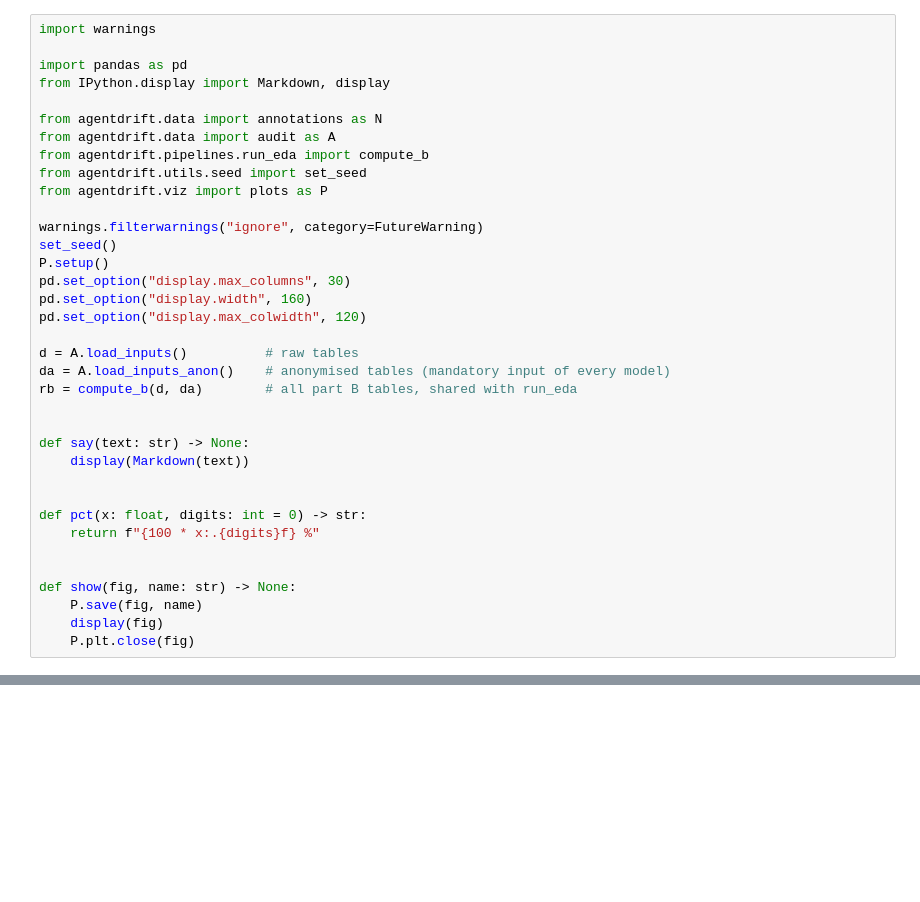
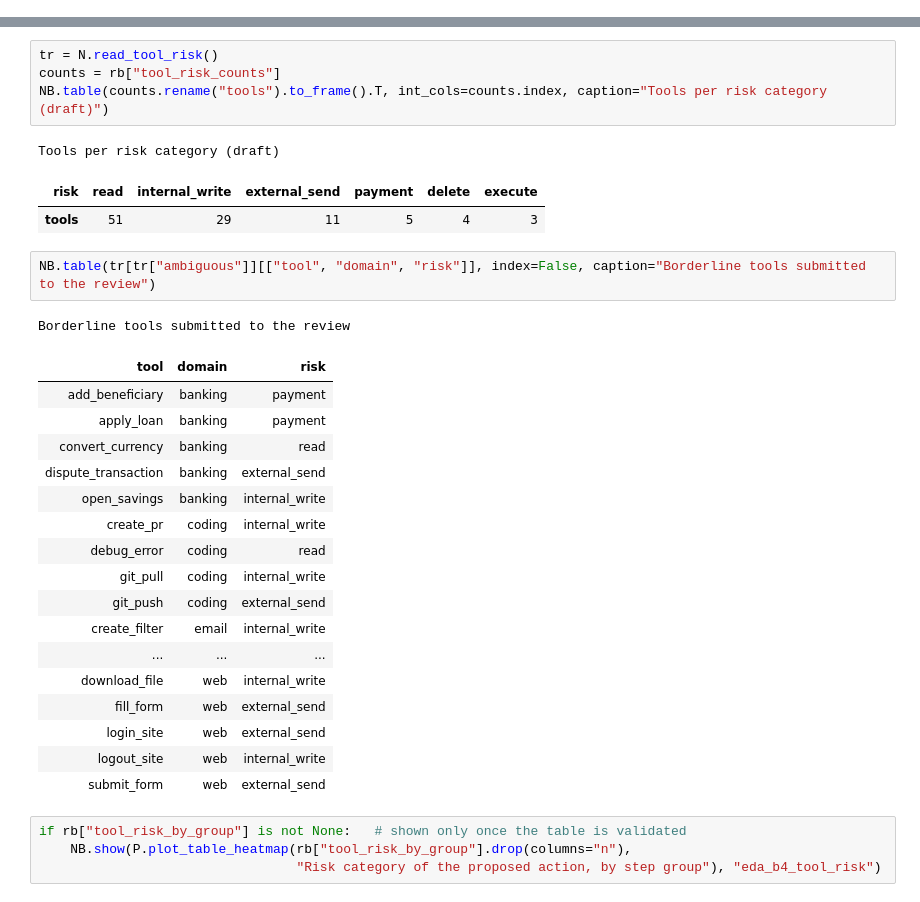
Before and after one commit to Victor-MICHELON/AgentDrift_DetectionSystem, a Jupyter notebook: notebooks/02_eda_preprocessing.ipynb, the cells around one changed output, grey strips where cells are left out. Drawn from its saved outputs; the diff is of its cells as text; blank space fills up the shorter version.

```diff
--- a/notebooks/02_eda_preprocessing.ipynb
+++ b/notebooks/02_eda_preprocessing.ipynb
@@ -16,36 +0,0 @@
-# %%
-import warnings
-
-import pandas as pd
-from IPython.display import Markdown, display
-
-from agentdrift.data import annotations as N
-from agentdrift.data import audit as A
-from agentdrift.pipelines.run_eda import compute_b
-from agentdrift.utils.seed import set_seed
-from agentdrift.viz import plots as P
-
-warnings.filterwarnings("ignore", category=FutureWarning)
-set_seed()
-P.setup()
-pd.set_option("display.max_columns", 30)
-pd.set_option("display.width", 160)
-pd.set_option("display.max_colwidth", 120)
-
-d = A.load_inputs()          # raw tables
-da = A.load_inputs_anon()    # anonymised tables (mandatory input of every model)
-rb = compute_b(d, da)        # all part B tables, shared with run_eda
-
-
-def say(text: str) -> None:
-    display(Markdown(text))
-
-
-def pct(x: float, digits: int = 0) -> str:
-    return f"{100 * x:.{digits}f} %"
-
-
-def show(fig, name: str) -> None:
-    P.save(fig, name)
-    display(fig)
-    P.plt.close(fig)
@@ -361,0 +219,33 @@ The exact numbers are in the key findings above and in `results/runs/eda_b/metri
+# %%
+tr = N.read_tool_risk()
+counts = rb["tool_risk_counts"]
+NB.table(counts.rename("tools").to_frame().T, int_cols=counts.index, caption="Tools per risk category (draft)")
+# %% [output]
+Tools per risk category (draft)
+| risk | read | internal_write | external_send | payment | delete | execute |
+| tools | 51 | 29 | 11 | 5 | 4 | 3 |
+# %%
+NB.table(tr[tr["ambiguous"]][["tool", "domain", "risk"]], index=False, caption="Borderline tools submitted to the review")
+# %% [output]
+Borderline tools submitted to the review
+| tool | domain | risk |
+| add_beneficiary | banking | payment |
+| apply_loan | banking | payment |
+| convert_currency | banking | read |
+| dispute_transaction | banking | external_send |
+| open_savings | banking | internal_write |
+| create_pr | coding | internal_write |
+| debug_error | coding | read |
+| git_pull | coding | internal_write |
+| git_push | coding | external_send |
+| create_filter | email | internal_write |
+| ... | ... | ... |
+| download_file | web | internal_write |
+| fill_form | web | external_send |
+| login_site | web | external_send |
+| logout_site | web | internal_write |
+| submit_form | web | external_send |
+# %%
+if rb["tool_risk_by_group"] is not None:   # shown only once the table is validated
+    NB.show(P.plot_table_heatmap(rb["tool_risk_by_group"].drop(columns="n"),
+                                 "Risk category of the proposed action, by step group"), "eda_b4_tool_risk")
```
Also changed, not shown: parts of 47 cells of this notebook, 54 other files.
